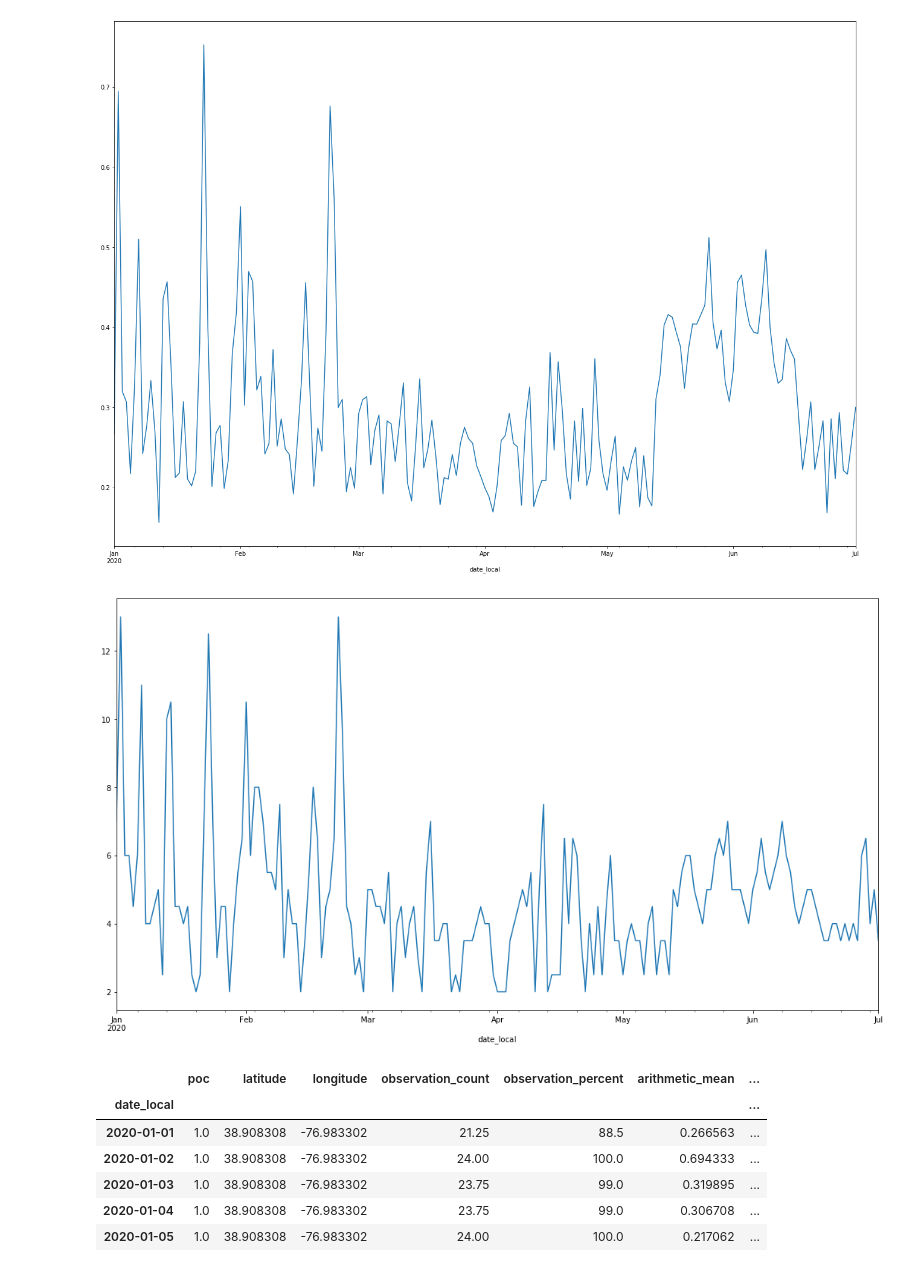
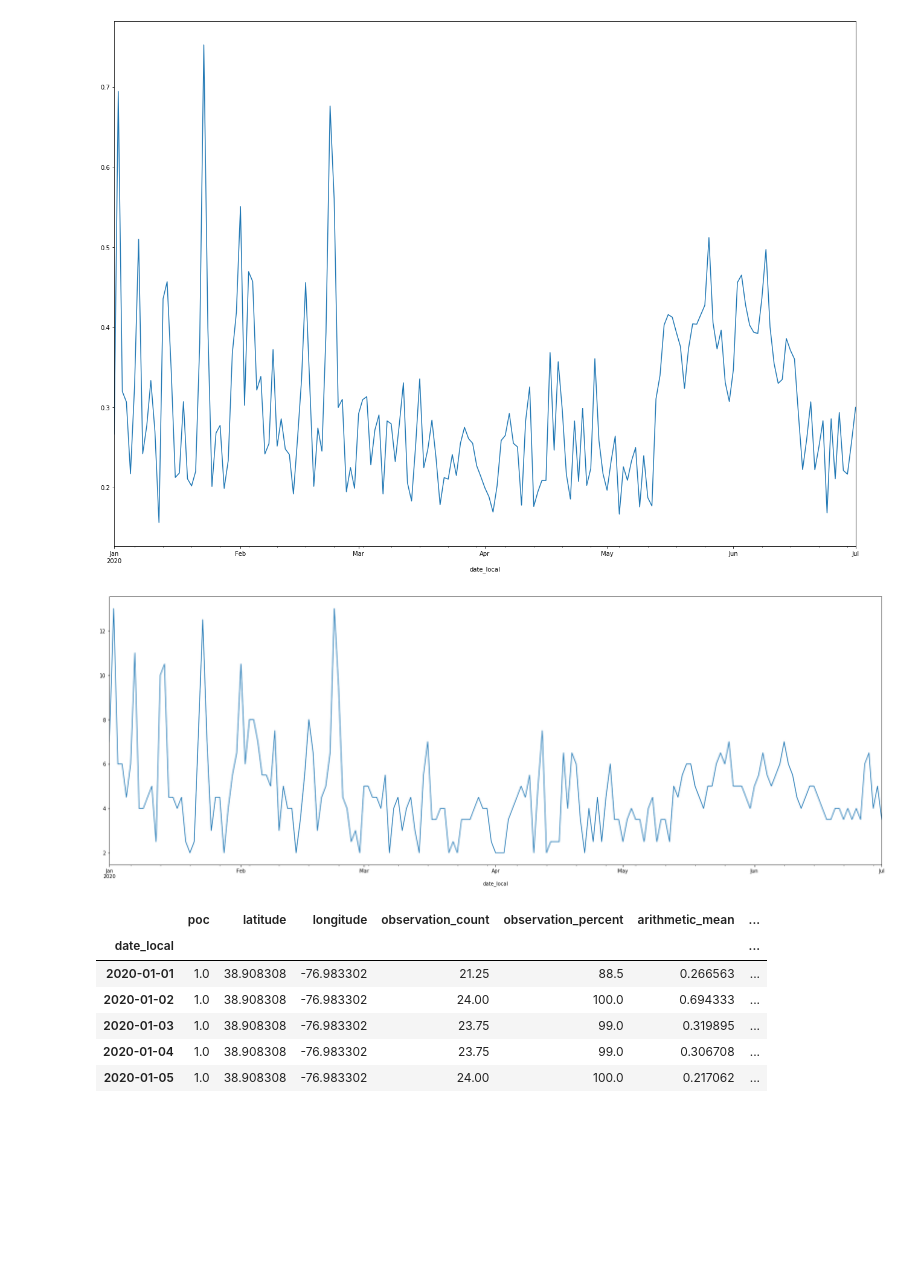
Before and after one commit to TrentELittle/BootcampProject1, a Jupyter notebook: project_main.ipynb, the cells around one changed output. Saved outputs shown, nothing was run; the diff lists cells and outputs as text; code cells hidden in the pictures; blank space fills up the shorter version.

```diff
--- a/project_main.ipynb
+++ b/project_main.ipynb
@@ -292,9 +292,9 @@ dc_df_daily_means.arithmetic_mean.plot(figsize=(22, 16));
 # %% [output]
 [figure]
 # %%
-dc_df_daily_means.aqi.plot(figsize=(18,10));
+dc_df_daily_means.aqi.plot(figsize=(28,10));
 # %% [output]
-[figure, old version]
+[figure, new version]
 # %%
 #import statsmodels.api as sm
 # %%
```
Also changed, not shown: parts of 1 cell of this notebook, 2 other files.
